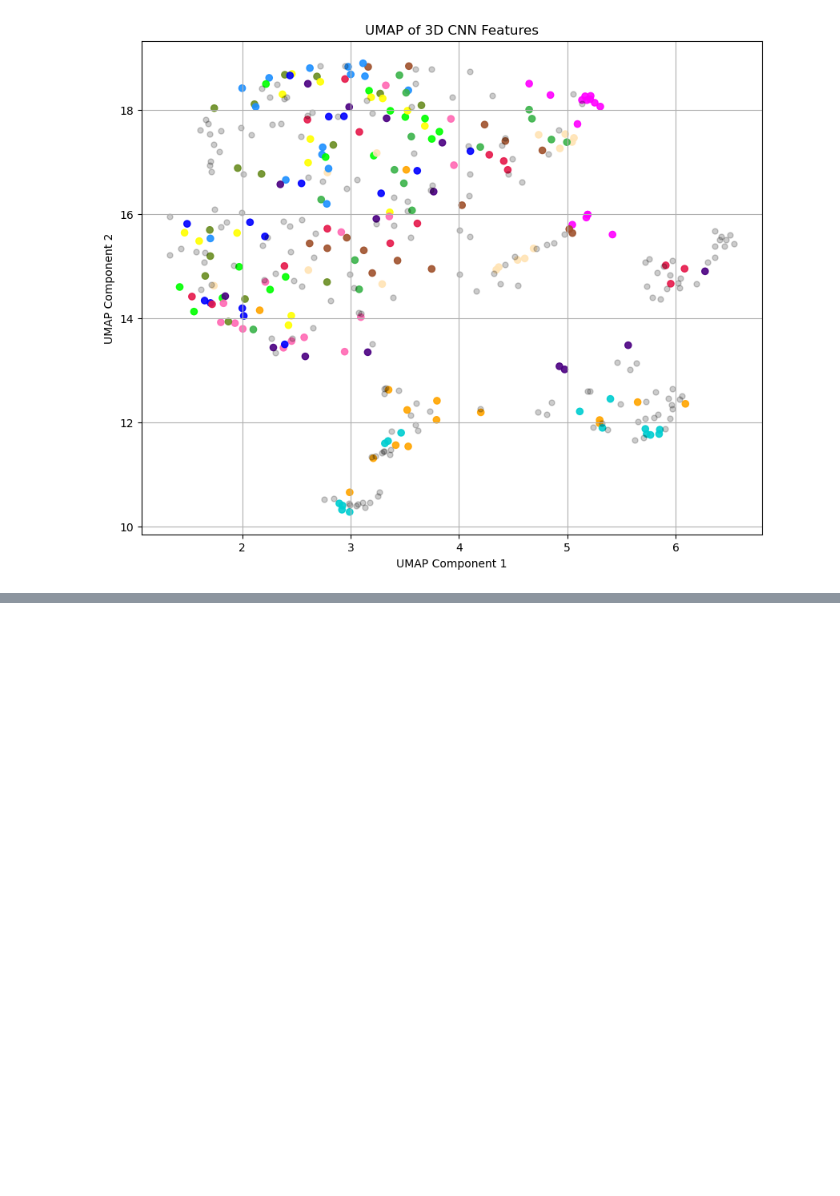
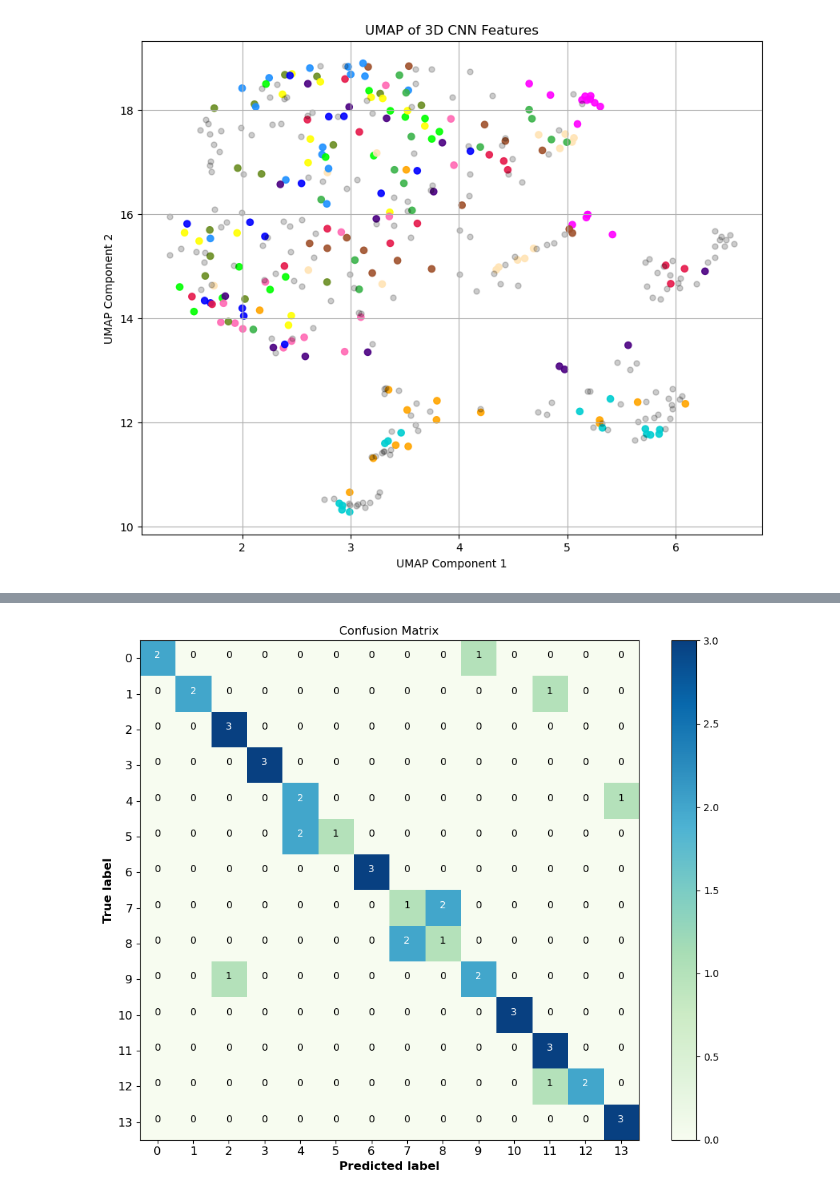
Before and after one commit to JarekJurek/foraminifera, a Jupyter notebook: src/feature_investigator.ipynb, the cells around one changed output, grey strips where cells are left out. Cells and saved outputs as stored; diff of their text form; code cells hidden in the pictures; blank space fills up the shorter version.

```diff
--- a/src/feature_investigator.ipynb
+++ b/src/feature_investigator.ipynb
@@ -239,0 +266,7 @@ plt.show()
+# %%
+# Create a logistic regression model
+model = LogisticRegression(
+    max_iter=1000,
+    random_state=42)
+# Fit the model to the training data
+model.fit(X_train, y_train)
@@ -239,0 +275,9 @@ plt.show()
+# %%
+# Make predictions on the test data
+y_pred = model.predict(X_test)
+print(y_pred.shape)
+
+# Get the metric scores
+report = classification_report(
+    y_true=y_test, y_pred=y_pred)
+print(report)
@@ -239,0 +302,27 @@ plt.show()
+# %%
+# Plot the confusion matrix
+cm = confusion_matrix(y_test, y_pred)
+
+plt.figure(figsize=(10, 8))
+plt.imshow(cm, interpolation='nearest', cmap=plt.cm.GnBu)
+plt.title('Confusion Matrix')
+plt.colorbar()
+tick_marks = np.arange(len(np.unique(labels_labeled)))
+
+plt.xticks(tick_marks, np.unique(labels_labeled), fontsize=12)
+plt.yticks(tick_marks, np.unique(labels_labeled), fontsize=12)
+
+# Add text annotations (numbers) to the confusion matrix
+thresh = cm.max() / 2.
+for i, j in np.ndindex(cm.shape):
+    plt.text(
+        j, i, cm[i, j],
+        horizontalalignment="center",
+        color="white" if cm[i, j] > thresh else "black")
+
+plt.ylabel('True label', fontsize=12, fontweight='bold')
+plt.xlabel('Predicted label', fontsize=12, fontweight='bold')
+plt.tight_layout()
+plt.show()
+# %% [output]
+[figure, added]
```
Also changed, not shown: parts of 20 cells of this notebook, 2 other files.
